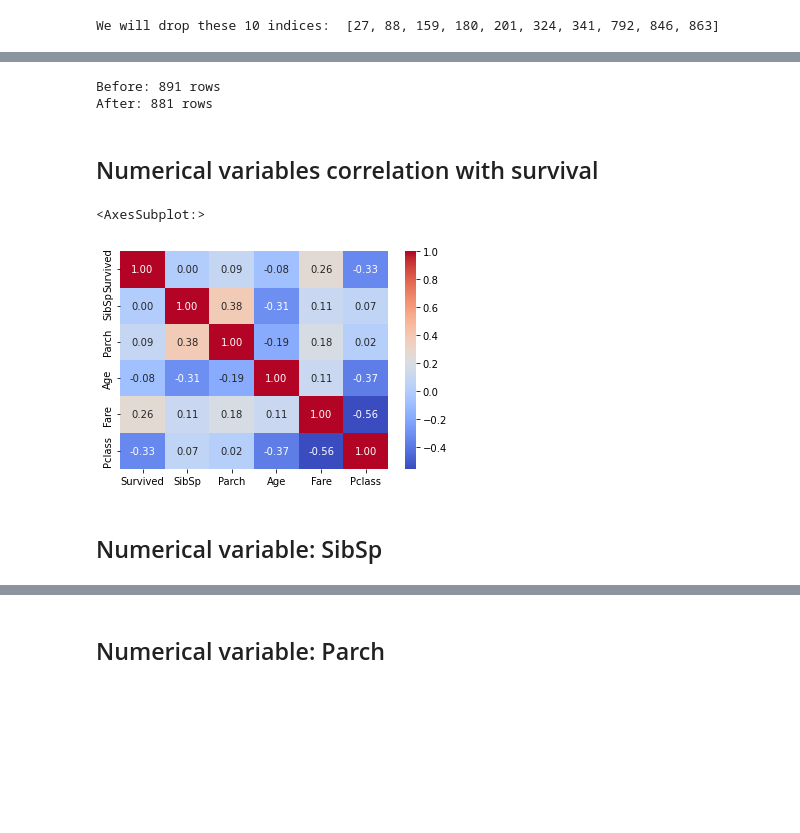
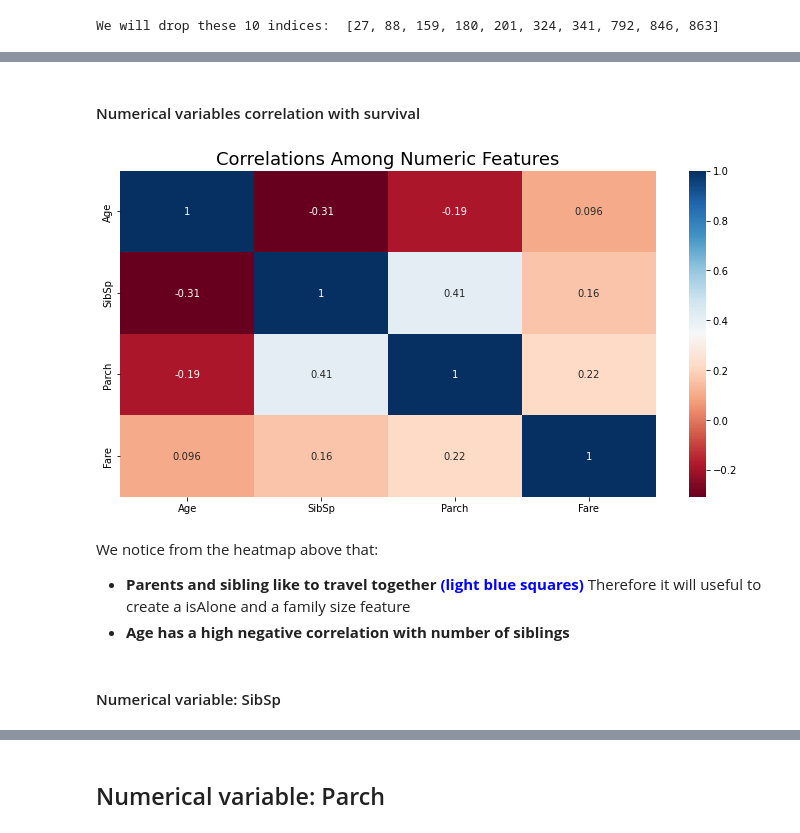
Before and after one commit to benpalay/TitanicSE, a Jupyter notebook: final Gias.ipynb, the cells around one changed output, grey strips where cells are left out. Drawn from its saved outputs; the diff is of its cells as text; code cells hidden in the pictures; blank space fills up the shorter version.

```diff
--- a/final Gias.ipynb
+++ b/final Gias.ipynb
@@ -391,29 +421,21 @@ train.loc[outliers_to_drop, :]
 | 792 | 793 | 0 | 3 | Sage, Miss. Stella Anna | female | NaN | 8 | 2 | CA. 2343 | 69.55 | ... |
 | 846 | 847 | 0 | 3 | Sage, Mr. Douglas Bullen | male | NaN | 8 | 2 | CA. 2343 | 69.55 | ... |
 | 863 | 864 | 0 | 3 | Sage, Miss. Dorothy Edith "Dolly" | female | NaN | 8 | 2 | CA. 2343 | 69.55 | ... |
-# %%
-# Drop outliers and reset index
-# he decides to Drop the 10 rows identified and visualised as outliers and reset index
-# he confirms he has done this right be printing out the rows before and after he has dropped it
-
-print("Before: {} rows".format(len(train)))
-train = train.drop(outliers_to_drop, axis = 0).reset_index(drop = True)
-print("After: {} rows".format(len(train)))
-# %% [output]
-Before: 891 rows
-After: 881 rows
 # %% [markdown]
-## Numerical variables correlation with survival
+#### Numerical variables correlation with survival
-# %%
-sns.heatmap(train[['Survived', 'SibSp', 'Parch', 'Age', 'Fare','Pclass']].corr(), annot = True, fmt = '.2f', cmap = 'coolwarm')
-
-
-# Comment: Fare seems to be the only feature that has a substantial correlation with survival
-# %% [output]
-<AxesSubplot:>
-[figure, removed]
+# %%
+df_num = train[['Age','SibSp','Parch','Fare']]
+plt.subplots(figsize = (12,6))
+sns.heatmap(df_num.corr(), annot=True,cmap="RdBu")
+plt.title("Correlations Among Numeric Features", fontsize = 18);
+# %% [output]
+[figure, added]
+# %% [markdown]
+We notice from the heatmap above that:
+- __Parents and sibling like to travel together <font color='blue'>(light blue squares)__</font> Therefore it will useful to create a isAlone and a family size feature
+- __Age has a high negative correlation with number of siblings__
 # %% [markdown]
-## Numerical variable: SibSp
+#### Numerical variable: SibSp
 # %%
 # Value counts of the SibSp column
 #numbner of siblings
```
Also changed, not shown: parts of 134 cells of this notebook, 6 other files.
